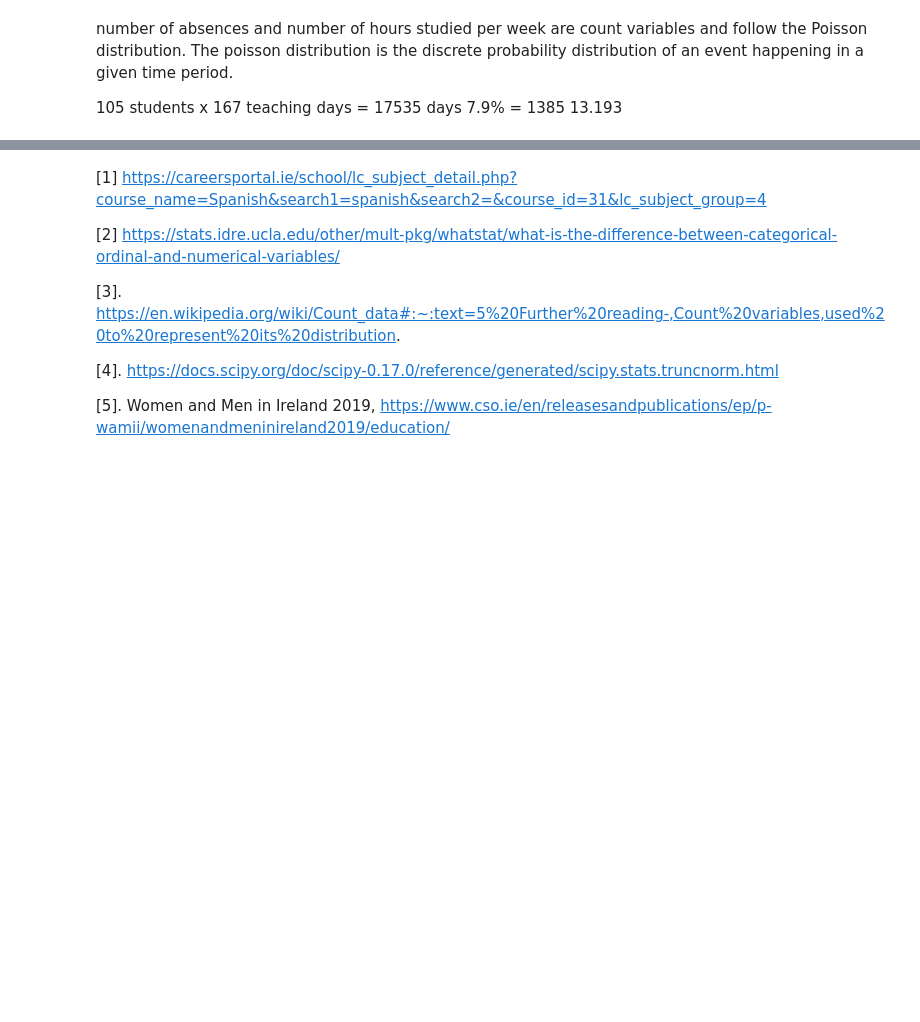
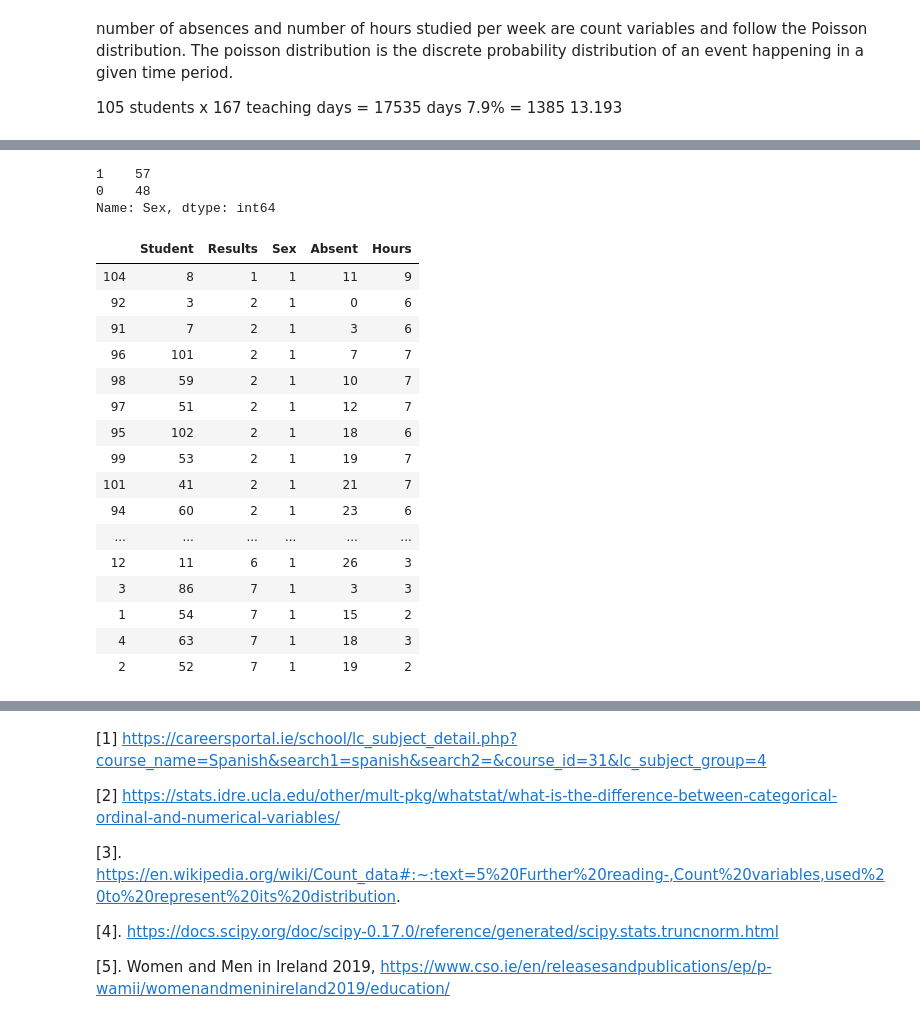
Before and after one commit to hayleydoherty/ProgDAProject, a Jupyter notebook: Project.ipynb, the cells around one changed output, grey strips where cells are left out. Saved outputs shown, nothing was run; the diff lists cells and outputs as text; code cells hidden in the pictures; blank space fills up the shorter version.

```diff
--- a/Project.ipynb
+++ b/Project.ipynb
@@ -296,0 +172,5 @@ array([   1,    1,    1,    1,    8,    1,    1,    1,    1,    1,    1,
+# %%
+student = list(range(1, 106))
+student
+student = rng.permutation(student)
+print(student)
@@ -296,0 +184,3 @@ array([   1,    1,    1,    1,    8,    1,    1,    1,    1,    1,    1,
+# %%
+my_array = np.stack((student, results, sex, absent, hours), axis=1)
+my_array
@@ -296,0 +205,3 @@ array([   1,    1,    1,    1,    8,    1,    1,    1,    1,    1,    1,
+# %%
+df = pd.DataFrame(my_array, columns = ['Student', 'Results', 'Sex', 'Absent', 'Hours'])
+df
@@ -296,0 +222,3 @@ array([   1,    1,    1,    1,    8,    1,    1,    1,    1,    1,    1,
+# %%
+df = df.sort_values(by=['Results', 'Sex', 'Absent', 'Hours'])
+df
@@ -296,0 +239,27 @@ array([   1,    1,    1,    1,    8,    1,    1,    1,    1,    1,    1,
+# %%
+df['Sex'].value_counts()
+# %% [output]
+1    57
+0    48
+Name: Sex, dtype: int64
+# %%
+female = df[df['Sex']==1]
+female
+# %% [output]
+|  | Student | Results | Sex | Absent | Hours |
+| 104 | 8 | 1 | 1 | 11 | 9 |
+| 92 | 3 | 2 | 1 | 0 | 6 |
+| 91 | 7 | 2 | 1 | 3 | 6 |
+| 96 | 101 | 2 | 1 | 7 | 7 |
+| 98 | 59 | 2 | 1 | 10 | 7 |
+| 97 | 51 | 2 | 1 | 12 | 7 |
+| 95 | 102 | 2 | 1 | 18 | 6 |
+| 99 | 53 | 2 | 1 | 19 | 7 |
+| 101 | 41 | 2 | 1 | 21 | 7 |
+| 94 | 60 | 2 | 1 | 23 | 6 |
+| ... | ... | ... | ... | ... | ... |
+| 12 | 11 | 6 | 1 | 26 | 3 |
+| 3 | 86 | 7 | 1 | 3 | 3 |
+| 1 | 54 | 7 | 1 | 15 | 2 |
+| 4 | 63 | 7 | 1 | 18 | 3 |
+| 2 | 52 | 7 | 1 | 19 | 2 |
```
Also changed, not shown: parts of 45 cells of this notebook.
